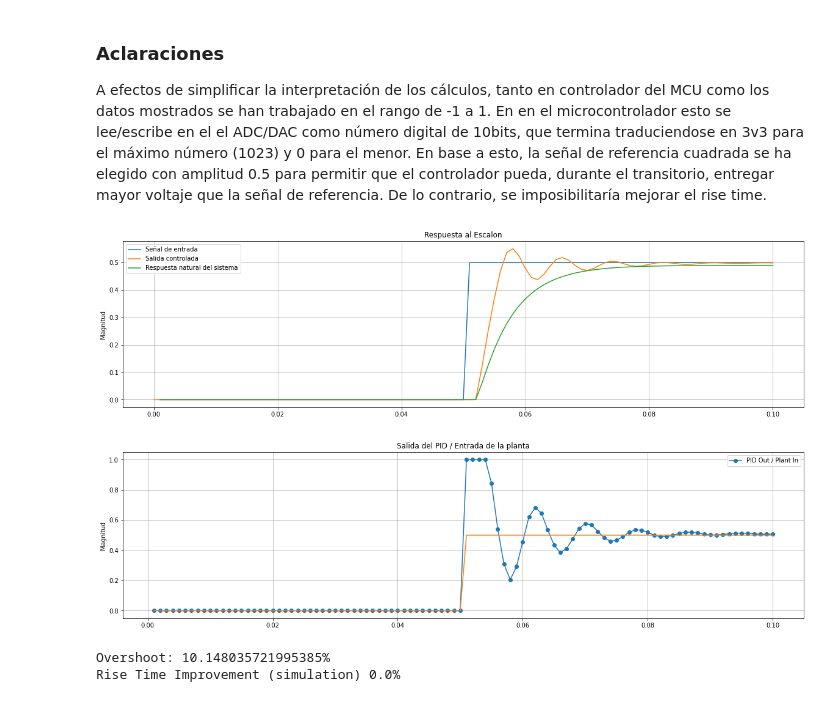
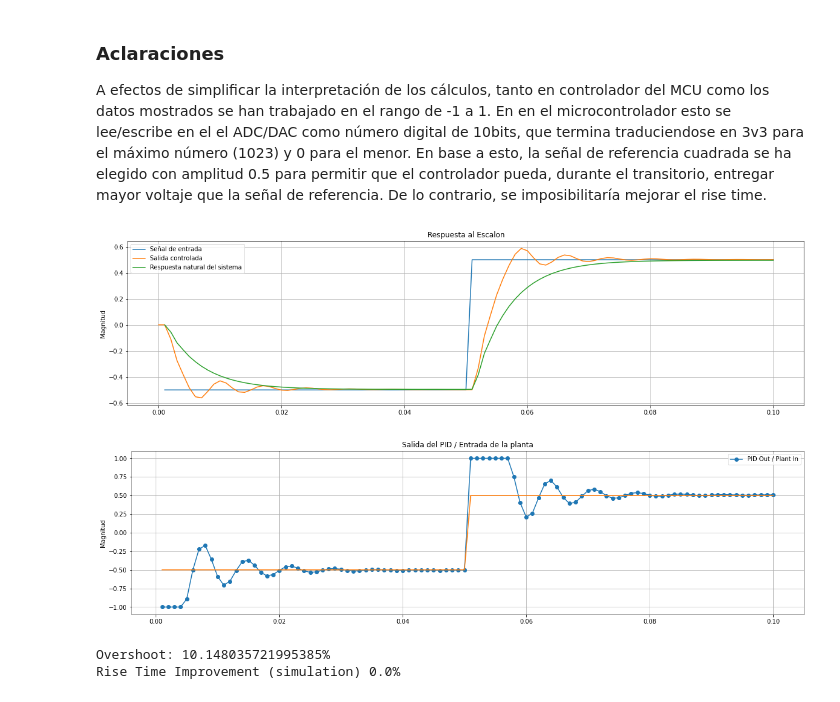
Before and after one commit to lorsi96/System-Identification-Control-for-RCRC-Circuit, a Jupyter notebook: informe.ipynb, the cells around one changed output. Saved outputs shown, nothing was run; the diff lists cells and outputs as text; code cells hidden in the pictures.

```diff
--- a/informe.ipynb
+++ b/informe.ipynb
@@ -144,23 +159,23 @@ for i, pole_hz in enumerate((poles(hz_1) * SR_F_HZ / 2)):
 
 
 # Transferencia reconstruida por LS del modelo
-knum = [-3.58746428e-05, 5.19713034e-04, 1.17608695e-01]
-den = [1, -1.11161405, 0.23215067]
+knum = [0.00098912, 0.110023150, 0.11815254]
+den = [1, -0.41820698, -0.35069335]
 rls_tf = tf(np.array(knum), np.array(den), dt=1/SR_F_HZ)
 ss_rls = tf2ss(rls_tf)
 for i, pole_hz in enumerate(poles(rls_tf)* SR_F_HZ / 2):
     print(f'Polo Empírico {i}: {float(pole_hz.real):.3f}Hz')
 
-sd3 = extract_data(data, periods=1/2, samples_offset=85)
+sd3 = extract_data(data, periods=1/2, samples_offset=185)
 sd3n = normalize(sd3)
 
 # Comparamos la respuesta al escalón con las anteriores
 t, hz_out = forced_response(hz_1, sd3n['Time'], sd3n['DAC'])
-s = signal.lfilter(knum, den, sd3n['DAC'])
+t2, s = forced_response(rls_tf, sd3n['Time'], sd3n['DAC'])
 plt.figure(figsize=(20, 5))
-plt.plot(sd3n['Time'], hz_out[:len(sd3n['Time'])], 'o', label='Theoretical')
+plt.plot(t, hz_out[:len(sd3n['Time'])], 'o', label='Theoretical')
 plt.plot(sd3n['Time'], sd3n['ADC'], 'o', label='Real')
-plt.plot(sd3n['Time'], s, 'o', label='Predicted')
+plt.plot(t2, s, 'o', label='Predicted')
 plt.grid()
 plt.title('System Pulse Response Comparison')
 plt.ylabel('Magnitude')
@@ -345,48 +360,48 @@ import matplotlib.pyplot as plt
 SR_F_HZ = 1000
 
 h = 1/SR_F_HZ
-numz = [-3.58746428e-05, 5.19713034e-04, 1.17608695e-01]
-denz = [1, -1.11161405, 0.23215067]
+numz = [0.00098912, 0.110023150, 0.11815254]
+denz = [1, -0.41820698, -0.35069335]
 hz = cnt.tf(numz, denz, dt=h)
 # %%
 t = np.linspace(h, h * 100, 100)
-r = np.concatenate((np.zeros(int(len(t) / 2)),0.5 * np.ones(int(len(t) / 2))), axis=None)
+r = np.concatenate((np.zeros(int(len(t) / 2)), np.ones(int(len(t) / 2))), axis=None) - 0.5
 
 pid = PIDController(
-    Kp=3, Ki=200.0, Kd=0.005, T = 1.0 / SR_F_HZ,
-    limMin = -1.0,
-    limMax = 1.0,
+    Kp=4, Ki=250.0, Kd=0.0, T = 1.0 / SR_F_HZ,
+    limMin = -1,
+    limMax = 1,
     limMinInt = -10.0,
     deadZone = 0.0,
     tau = 1.0 / SR_F_HZ,
     bypassPid=False,
     limMaxInt = 10.0)
 
 y_hz_pid, u = pid_controller_response(numz, denz, r, pid)
 t_hz_open, y_hz_open = cnt.forced_response(hz, t, r)
 
 plt.figure(figsize=(20, 5))
 p_1 = plt.plot(t, r)
 p_2 = plt.plot(np.arange(len(y_hz_pid)) * 1/ SR_F_HZ , y_hz_pid)
 p_3 = plt.plot(t_hz_open, y_hz_open)
 plt.ylabel('Magnitud')
 plt.title('Respuesta al Escalon')
 plt.grid()
 plt.legend((p_1[0], p_2[0], p_3[0]), ('Señal de entrada', 'Salida controlada', 'Respuesta natural del sistema'));
 plt.show()
 
 
 plt.figure(figsize=(20, 5))
 plt.ylabel('Magnitud')
 plt.grid()
 plt.title('Salida del PID / Entrada de la planta')
 plt.plot(t, u[2:], '-o', label='PID Out / Plant In')
 plt.legend()
 plt.plot(t, r, label='Señal de referencia')
 plt.show()
 # %% [output]
-[figure, old version]
+[figure, new version]
-[figure, old version]
+[figure, new version]
 # %%
 def calculater_rise_time(sig, t=None, ref=1):
     t = t if t is not None else list(range(len(sig)))
```
Also changed, not shown: parts of 9 cells of this notebook, 7 other files.
